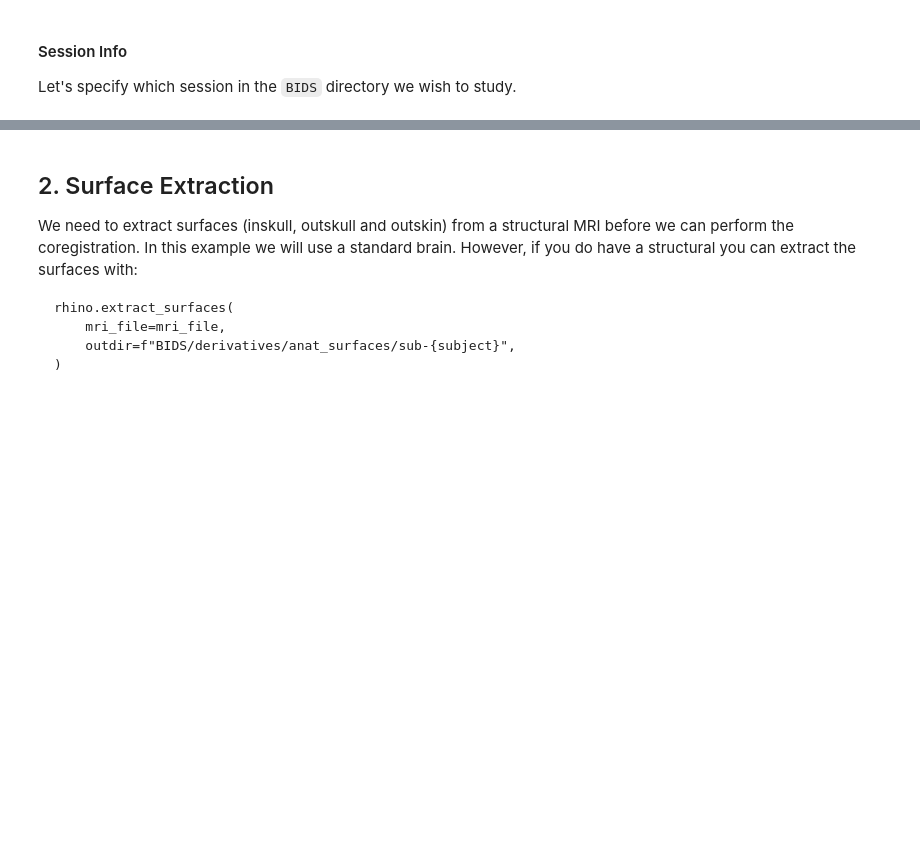
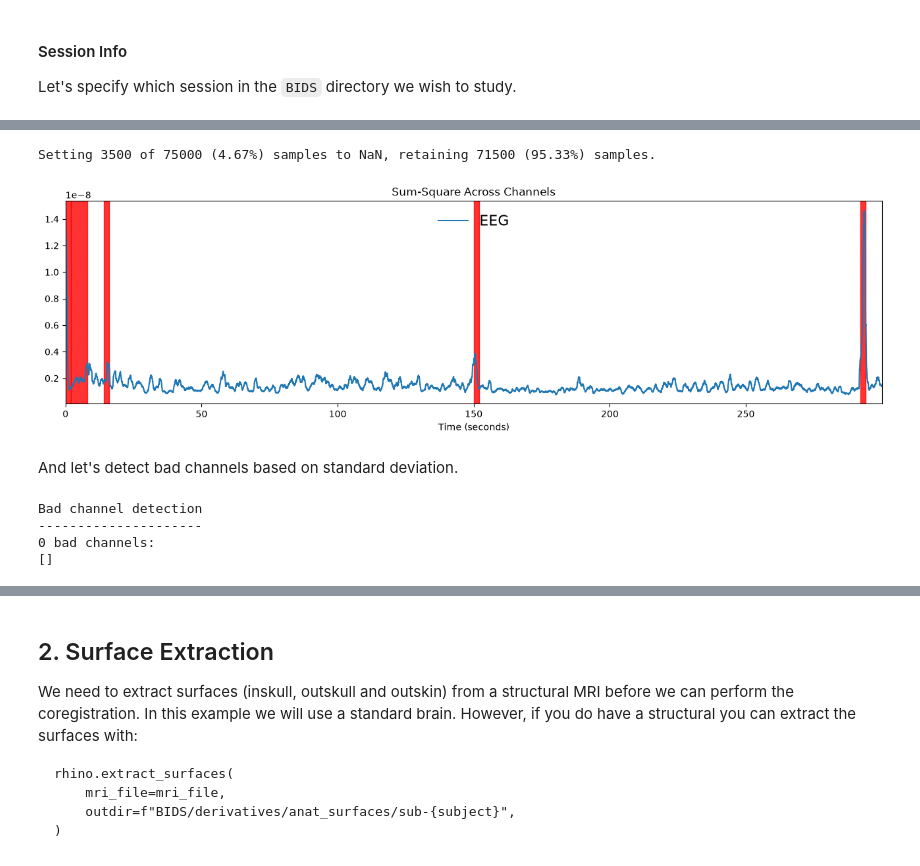
Before and after one commit to OHBA-analysis/Canonical-HMM-Networks, a Jupyter notebook: eeg.ipynb, the cells around one changed output, grey strips where cells are left out. Cells and saved outputs as stored; diff of their text form; code cells hidden in the pictures; blank space fills up the shorter version.

```diff
--- a/eeg.ipynb
+++ b/eeg.ipynb
@@ -208,0 +97,4 @@ Closing /Users/cgohil/projects/toolboxes/Canonical-HMM-Networks/BIDS/derivatives
+# %%
+raw = raw.resample(sfreq=250)
+raw = raw.filter(l_freq=1, h_freq=80, method="iir", iir_params={"order": 5, "ftype": "butter"})
+raw = raw.notch_filter([50, 100])
@@ -208,0 +124,2 @@ Closing /Users/cgohil/projects/toolboxes/Canonical-HMM-Networks/BIDS/derivatives
+# %%
+raw = mne.add_reference_channels(raw, "FCz")
@@ -208,0 +130,4 @@ Closing /Users/cgohil/projects/toolboxes/Canonical-HMM-Networks/BIDS/derivatives
+# %%
+montage = mne.channels.make_standard_montage("colin27_1005")
+montage = preproc.scale_eeg_positions(montage, scale=(1, 1, 1.2))
+raw = raw.set_montage(montage)
@@ -208,0 +138,6 @@ Closing /Users/cgohil/projects/toolboxes/Canonical-HMM-Networks/BIDS/derivatives
+# %%
+ref = raw.copy().set_eeg_reference("average", projection=False)
+
+ref = preproc.detect_bad_segments(ref, picks="eeg", significance_level=0.1)
+ref = preproc.detect_bad_segments(ref, picks="eeg", mode="diff", significance_level=0.1)
+ref = preproc.detect_bad_segments(ref, picks="eeg", metric="kurtosis", significance_level=0.1)
@@ -208,0 +162,14 @@ Closing /Users/cgohil/projects/toolboxes/Canonical-HMM-Networks/BIDS/derivatives
+# %%
+preproc.plot_sum_square_time_series(ref)
+# %% [output]
+Setting 3500 of 75000 (4.67%) samples to NaN, retaining 71500 (95.33%) samples.
+[figure, added]
+# %% [markdown]
+And let's detect bad channels based on standard deviation.
+# %%
+ref = preproc.detect_bad_channels(ref, picks="eeg", significance_level=0.1)
+# %% [output]
+Bad channel detection
+---------------------
+0 bad channels:
+[]
```
Also changed, not shown: parts of 50 cells of this notebook, 4 other files.
